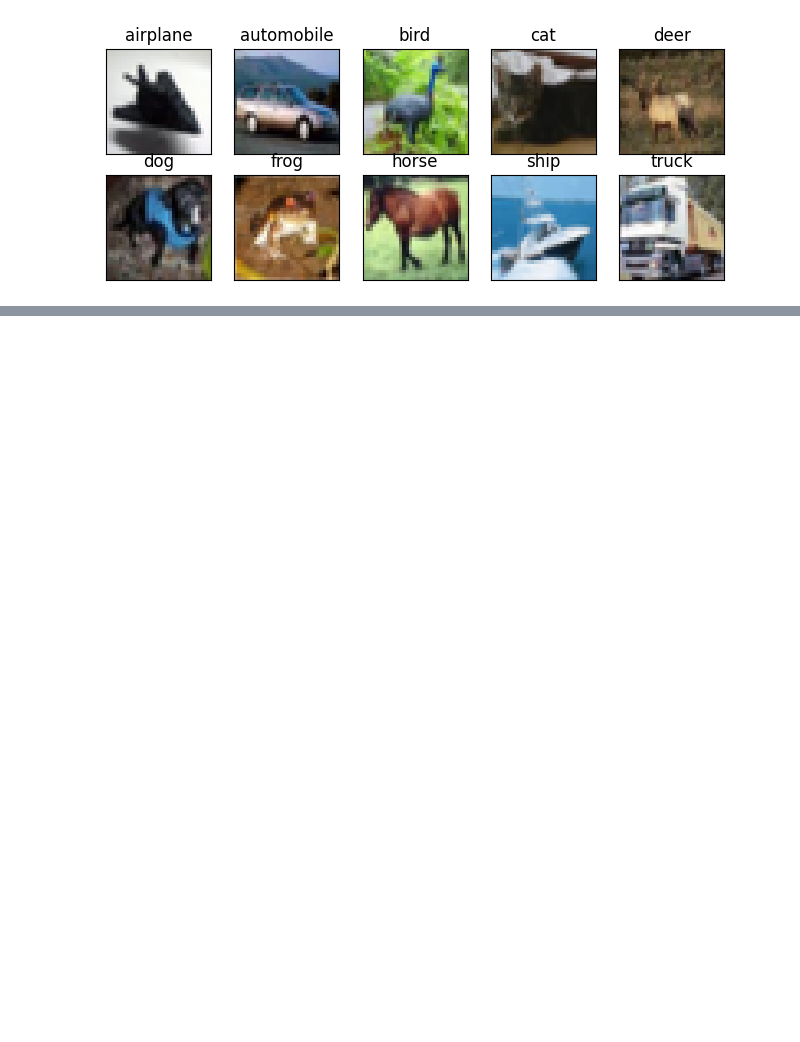
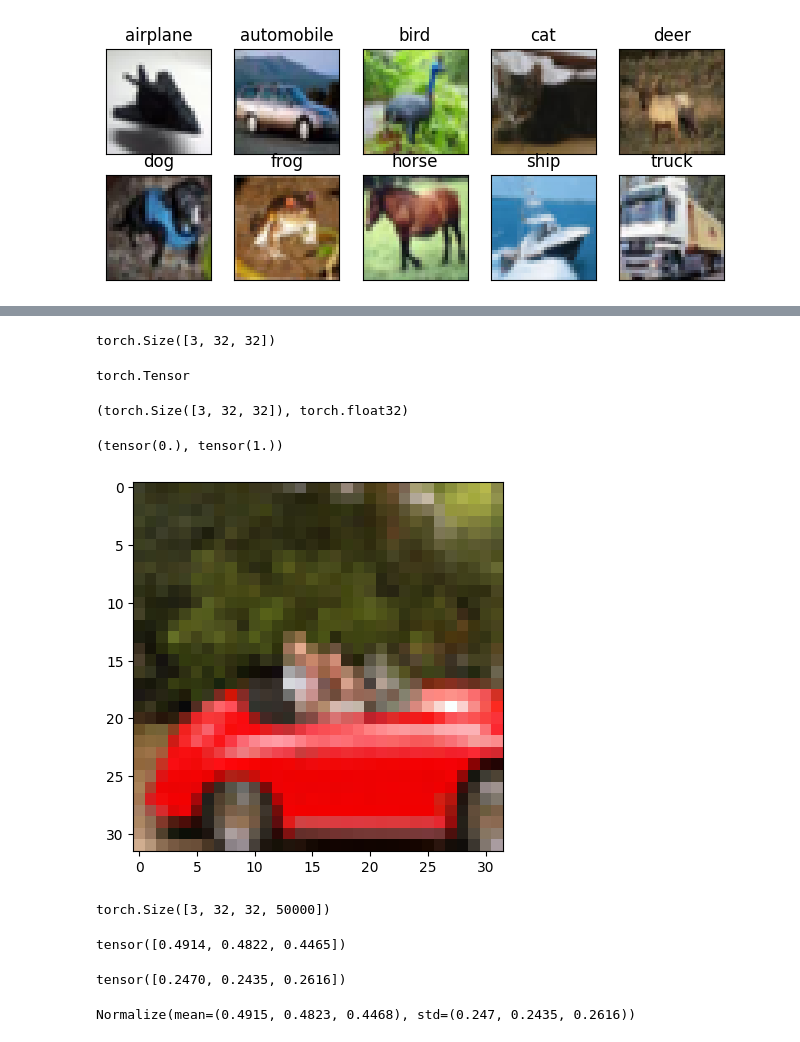
Before and after one commit to sathyanarays/hacks, a Jupyter notebook: pytorch/isip/chapter7/1_datasets.ipynb, the cells around one changed output, grey strips where cells are left out. Cells and saved outputs as stored; diff of their text form; code cells hidden in the pictures; blank space fills up the shorter version.

```diff
--- a/pytorch/isip/chapter7/1_datasets.ipynb
+++ b/pytorch/isip/chapter7/1_datasets.ipynb
@@ -29,0 +76,45 @@ plt.show()
+# %%
+from torchvision import transforms
+
+to_tensor = transforms.ToTensor()
+img_t = to_tensor(img)
+img_t.shape
+# %% [output]
+torch.Size([3, 32, 32])
+# %%
+tensor_cifar10 = datasets.CIFAR10(data_path, train=True, download=False, transform=transforms.ToTensor())
+# %%
+img_t, _ = tensor_cifar10[99]
+type(img_t)
+# %% [output]
+torch.Tensor
+# %%
+img_t.shape, img_t.dtype
+# %% [output]
+(torch.Size([3, 32, 32]), torch.float32)
+# %%
+img_t.min(), img_t.max()
+# %% [output]
+(tensor(0.), tensor(1.))
+# %%
+plt.imshow(img_t.permute(1,2,0))
+plt.show()
+# %% [output]
+[figure, added]
+# %%
+imgs = torch.stack([img_t for img_t, _ in tensor_cifar10], dim=3)
+imgs.shape
+# %% [output]
+torch.Size([3, 32, 32, 50000])
+# %%
+imgs.view(3,-1).mean(dim=1)
+# %% [output]
+tensor([0.4914, 0.4822, 0.4465])
+# %%
+imgs.view(3,-1).std(dim=1)
+# %% [output]
+tensor([0.2470, 0.2435, 0.2616])
+# %%
+transforms.Normalize((0.4915, 0.4823, 0.4468), (0.2470, 0.2435, 0.2616))
+# %% [output]
+Normalize(mean=(0.4915, 0.4823, 0.4468), std=(0.247, 0.2435, 0.2616))
```
Also changed, not shown: parts of 10 cells of this notebook.
